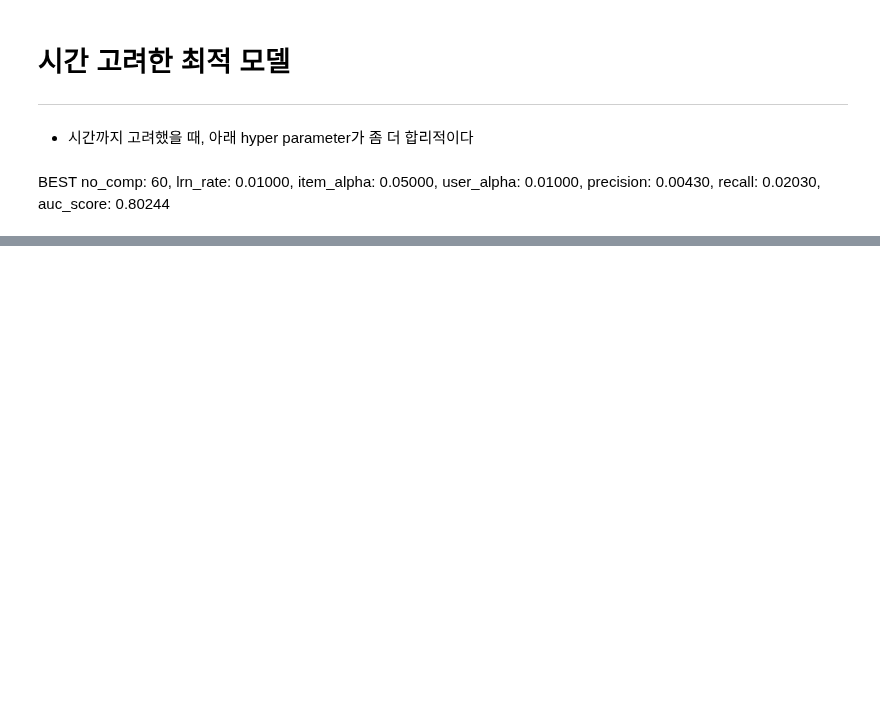
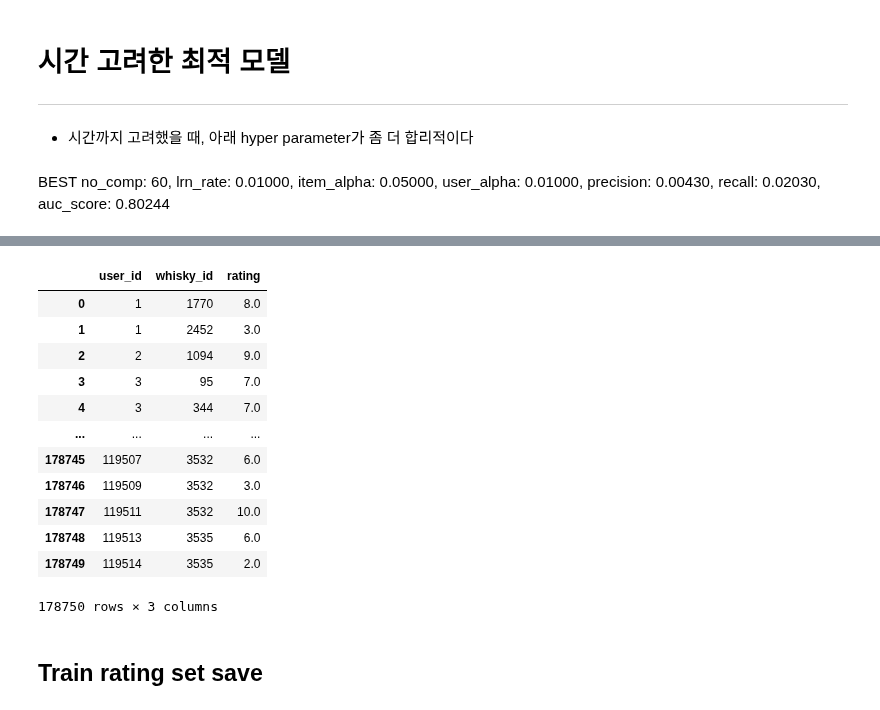
Before and after one commit to ludwings0330/Whizzle, a Jupyter notebook: model/v4/rec_model_v4.ipynb, the cells around one changed output, grey strips where cells are left out. Cells and saved outputs as stored; diff of their text form; code cells hidden in the pictures; blank space fills up the shorter version.

```diff
--- a/model/v4/rec_model_v4.ipynb
+++ b/model/v4/rec_model_v4.ipynb
@@ -294,0 +385,3 @@ print("Test AUC Score : %.5f" % test_auc)
+# %%
+# Get the indices of all non-zero elements in the DataFrame
+indices = np.where(test_df != 0)
@@ -294,0 +393,22 @@ print("Test AUC Score : %.5f" % test_auc)
+# %%
+# Create a new DataFrame to hold the ratings
+test_dataset = pd.DataFrame({
+    'user_id': indices[0],
+    'whisky_id': indices[1],
+    'rating': test_df.values[indices]
+})
+test_dataset
+# %% [output]
+|  | user_id | whisky_id | rating |
+| 0 | 1 | 1770 | 8.0 |
+| 1 | 1 | 2452 | 3.0 |
+| 2 | 2 | 1094 | 9.0 |
+| 3 | 3 | 95 | 7.0 |
+| 4 | 3 | 344 | 7.0 |
+| ... | ... | ... | ... |
+| 178745 | 119507 | 3532 | 6.0 |
+| 178746 | 119509 | 3532 | 3.0 |
+| 178747 | 119511 | 3532 | 10.0 |
+| 178748 | 119513 | 3535 | 6.0 |
+| 178749 | 119514 | 3535 | 2.0 |
+178750 rows × 3 columns
@@ -294,0 +417,2 @@ print("Test AUC Score : %.5f" % test_auc)
+# %% [markdown]
+## Train rating set save
```
Also changed, not shown: parts of 42 cells of this notebook, 8 other files.
